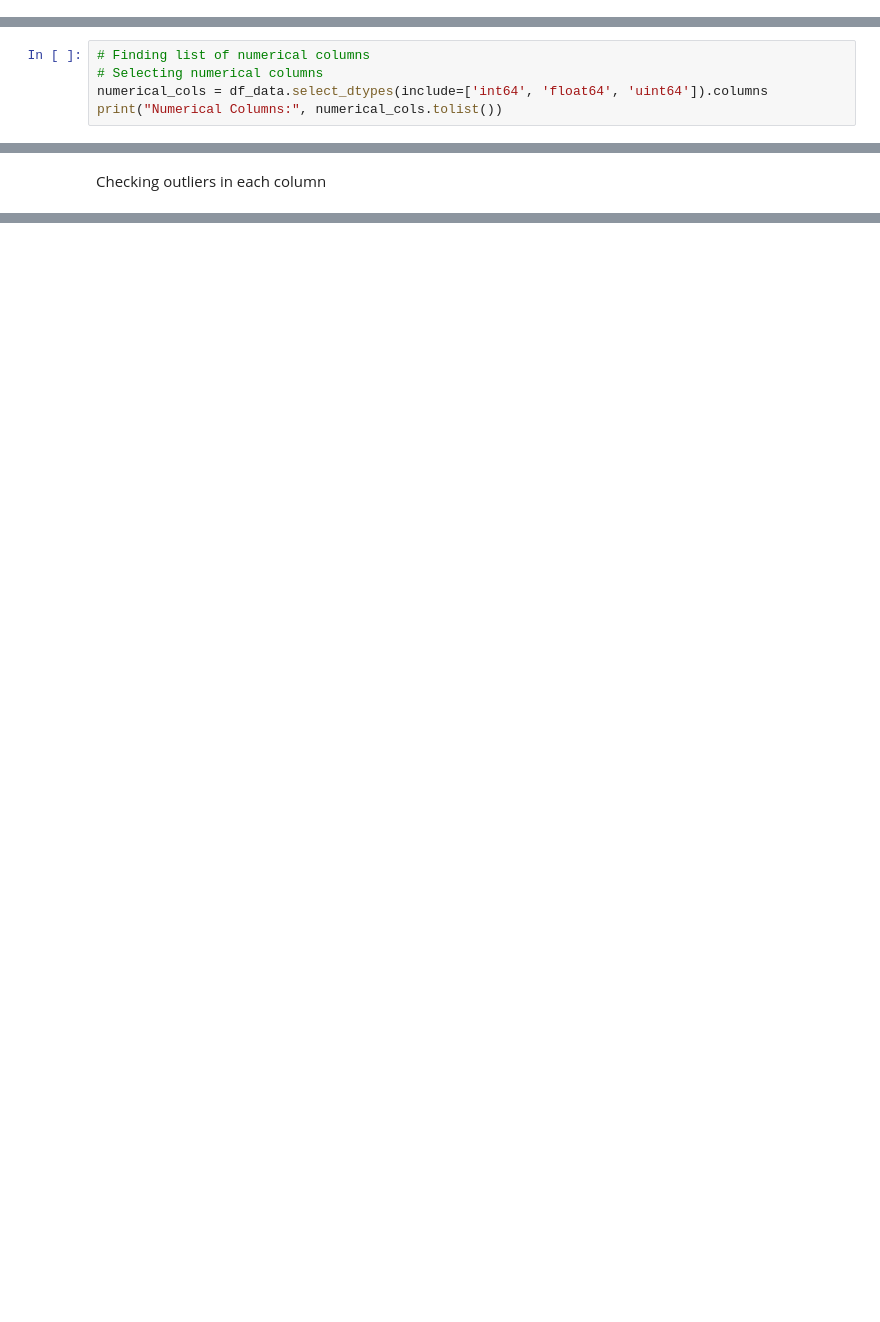
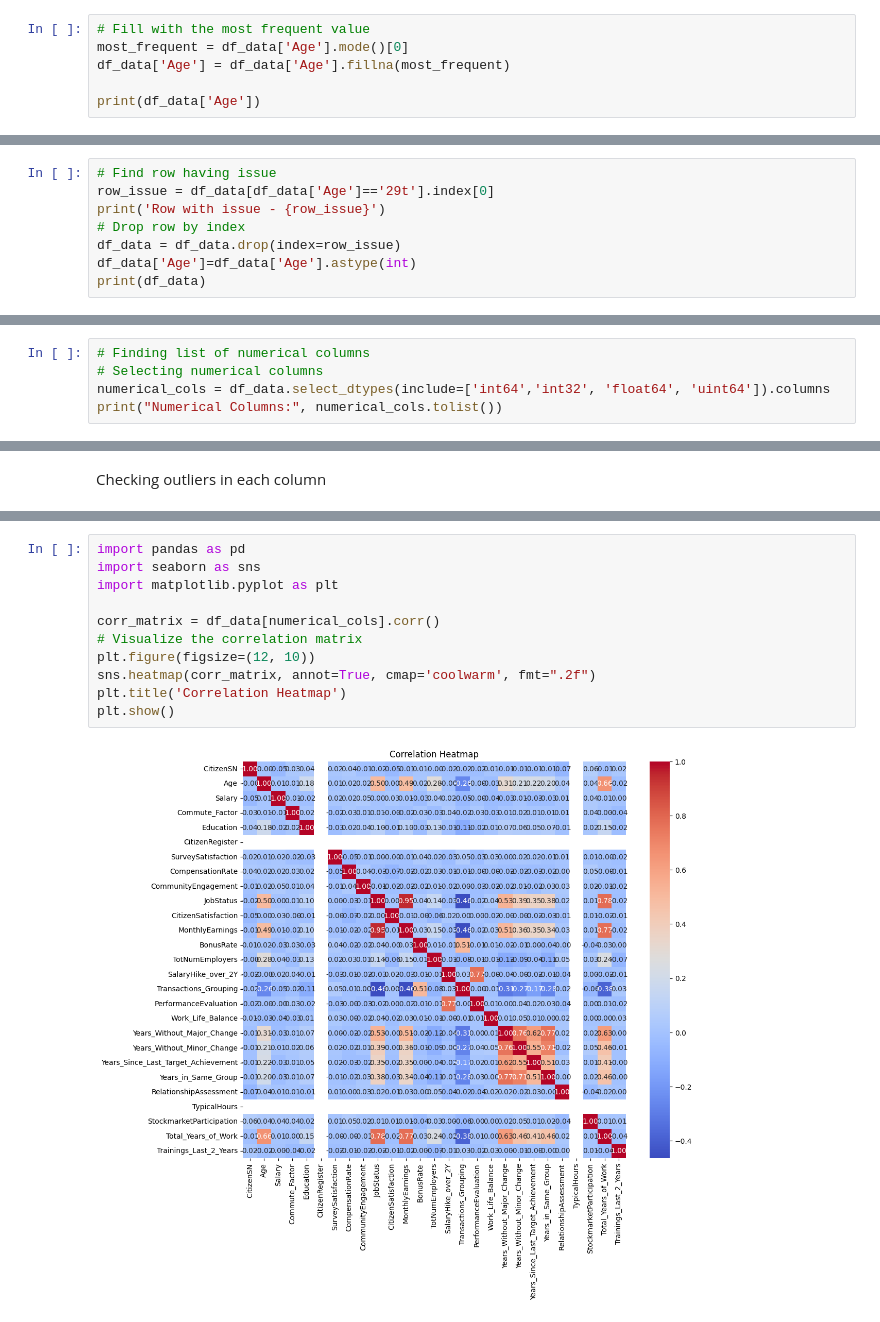
Before and after one commit to nyk2001/classification_migration, a Jupyter notebook: customer_migration_prediction.ipynb, the cells around one changed output, grey strips where cells are left out. Cells and saved outputs as stored; diff of their text form; blank space fills up the shorter version.

```diff
--- a/customer_migration_prediction.ipynb
+++ b/customer_migration_prediction.ipynb
@@ -109,3 +109,9 @@ Total Rows of data before removing null values - 1473
 Missing Values:
  0
 Total Rows of data after removing null values - 1472
+# %%
+# Fill with the most frequent value
+most_frequent = df_data['Age'].mode()[0]
+df_data['Age'] = df_data['Age'].fillna(most_frequent)
+
+print(df_data['Age'])
@@ -111,0 +138,8 @@ Total Rows of data after removing null values - 1472
+# %%
+# Find row having issue
+row_issue = df_data[df_data['Age']=='29t'].index[0]
+print('Row with issue - {row_issue}')
+# Drop row by index
+df_data = df_data.drop(index=row_issue)
+df_data['Age']=df_data['Age'].astype(int)
+print(df_data)
@@ -122,6 +197,6 @@ Dataset is biased toward no migration
 # %%
 # Finding list of numerical columns
 # Selecting numerical columns
-numerical_cols = df_data.select_dtypes(include=['int64', 'float64', 'uint64']).columns
+numerical_cols = df_data.select_dtypes(include=['int64','int32', 'float64', 'uint64']).columns
 print("Numerical Columns:", numerical_cols.tolist())
 # %% [output]
@@ -132,0 +233,13 @@ import matplotlib.pyplot as plt
+# %%
+import pandas as pd
+import seaborn as sns
+import matplotlib.pyplot as plt
+
+corr_matrix = df_data[numerical_cols].corr()
+# Visualize the correlation matrix
+plt.figure(figsize=(12, 10))
+sns.heatmap(corr_matrix, annot=True, cmap='coolwarm', fmt=".2f")
+plt.title('Correlation Heatmap')
+plt.show()
+# %% [output]
+[figure, added]
```
Also changed, not shown: parts of 49 cells of this notebook.
